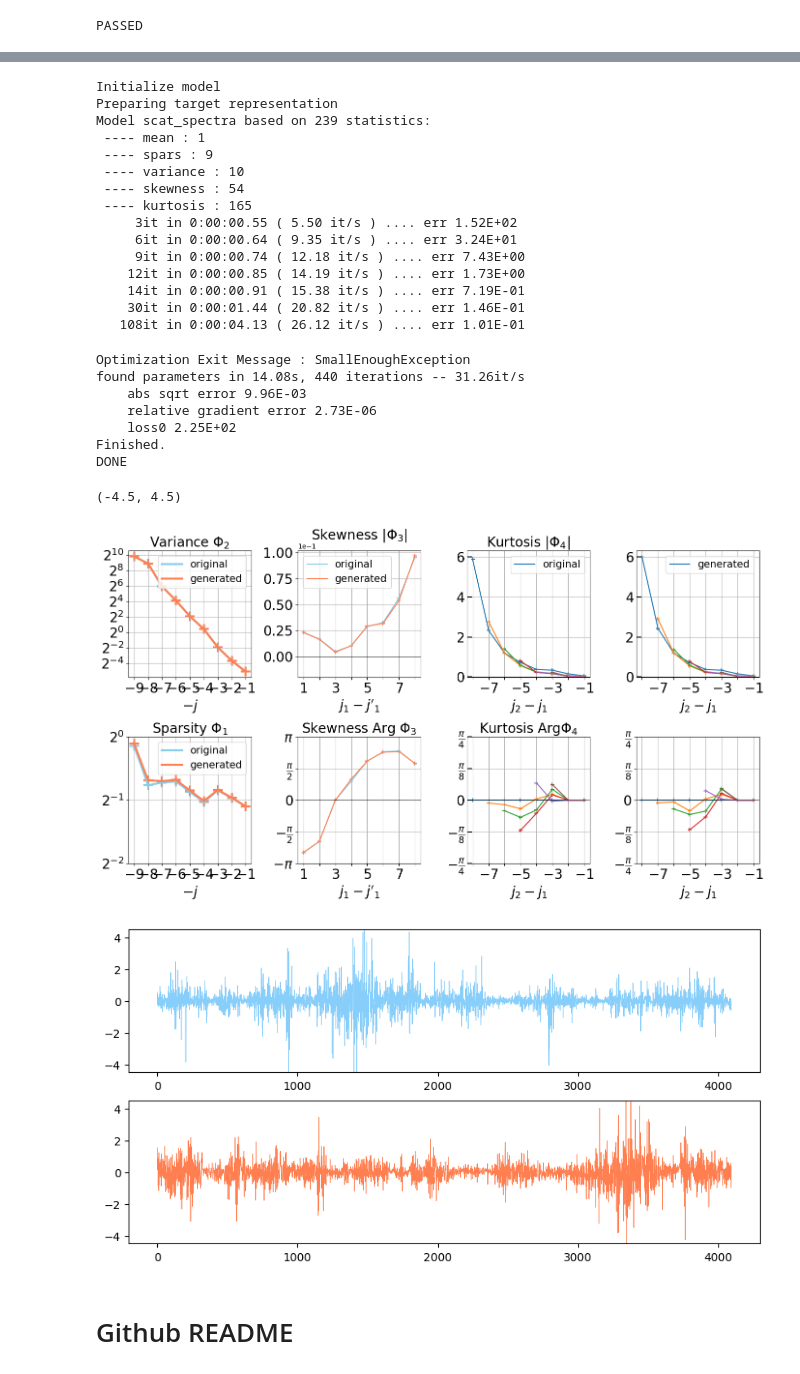
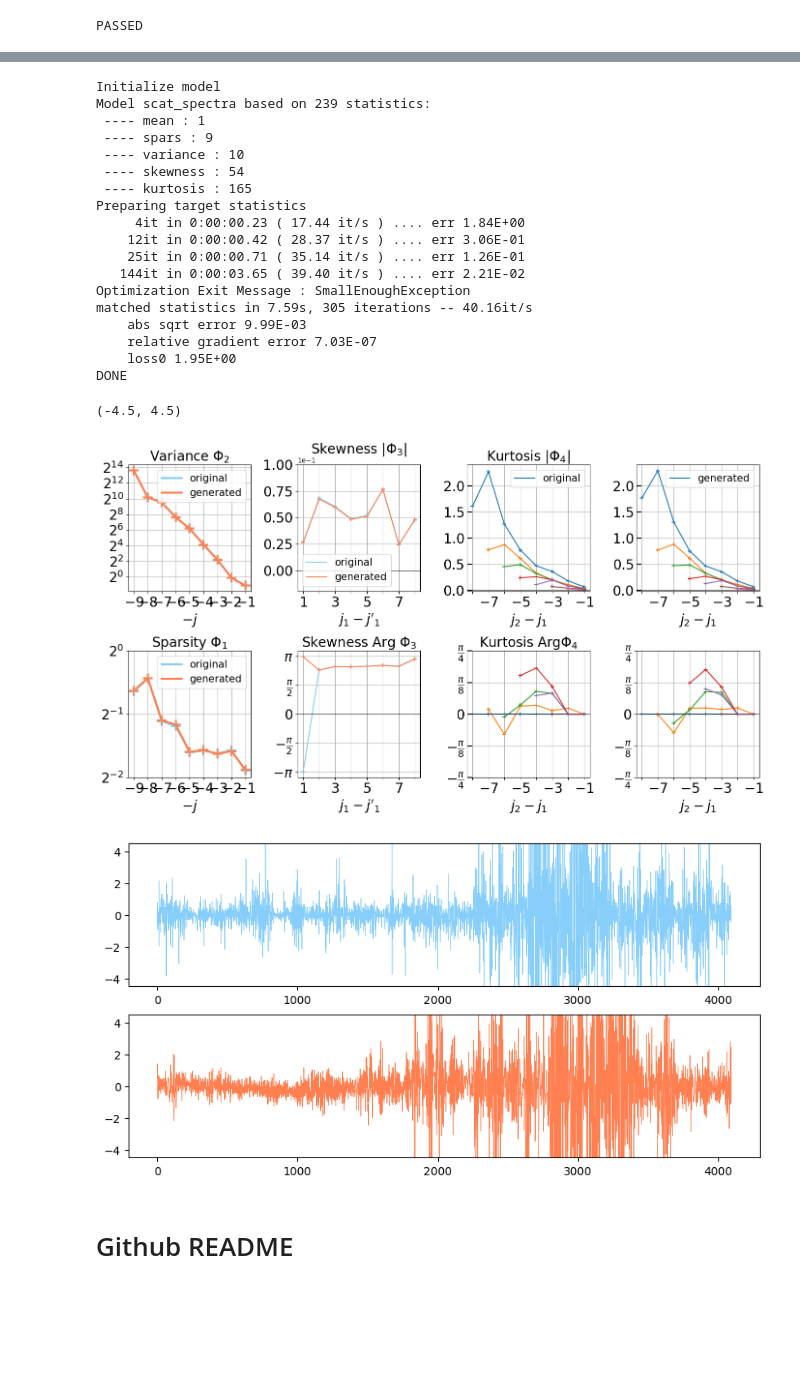
Before and after one commit to RudyMorel/scattering_spectra, a Jupyter notebook: testing.ipynb, the cells around one changed output, grey strips where cells are left out. Saved outputs shown, nothing was run; the diff lists cells and outputs as text; code cells hidden in the pictures; blank space fills up the shorter version.

```diff
--- a/testing.ipynb
+++ b/testing.ipynb
@@ -407,8 +397,9 @@ x = load_data(
 )
 x_gen = generate(
     x,
+    gen_log_returns=False,
     J=J,
-    S=1,
+    R=1,
     max_iterations=1000,
     cuda=CUDA,
     tol_optim=1e-2,
@@ -417,13 +408,13 @@ x_gen = generate(
 print("DONE")
 
 Rx = analyze(x, model_type="scat_spectra", J=J, cuda=CUDA, nchunks=1)
-Rx_gen = analyze(x_gen, model_type="scat_spectra", J=J, cuda=CUDA, nchunks=1)
+Rx_gen = analyze(x_gen.lnx, model_type="scat_spectra", J=J, cuda=CUDA, nchunks=1)
 plot_dashboard([Rx, Rx_gen], labels=["original", "generated"])
 
 # VISUALIZATION
 fig, axes = plt.subplots(2, 1, figsize=(10, 5))
 axes[0].plot(np.diff(x)[0, 0, :], color="lightskyblue", linewidth=0.5)
-axes[1].plot(np.diff(x_gen)[0, 0, :], color="coral", linewidth=0.5)
+axes[1].plot(x_gen.dlnx[0, 0, :], color="coral", linewidth=0.5)
 axes[0].set_ylim(-4.5, 4.5)
 axes[1].set_ylim(-4.5, 4.5)
 # %% [output]
@@ -433,28 +423,24 @@ Model scattering: generating data ...
 Initialize model
-Preparing target representation
 Model scat_spectra based on 239 statistics:
  ---- mean : 1
  ---- spars : 9
  ---- variance : 10
  ---- skewness : 54
  ---- kurtosis : 165
-     3it in 0:00:00.55 ( 5.50 it/s ) .... err 1.52E+02
-     6it in 0:00:00.64 ( 9.35 it/s ) .... err 3.24E+01
-     9it in 0:00:00.74 ( 12.18 it/s ) .... err 7.43E+00
-    12it in 0:00:00.85 ( 14.19 it/s ) .... err 1.73E+00
-    14it in 0:00:00.91 ( 15.38 it/s ) .... err 7.19E-01
-    30it in 0:00:01.44 ( 20.82 it/s ) .... err 1.46E-01
-   108it in 0:00:04.13 ( 26.12 it/s ) .... err 1.01E-01
+Preparing target statistics
+     4it in 0:00:00.23 ( 17.44 it/s ) .... err 1.84E+00
+    12it in 0:00:00.42 ( 28.37 it/s ) .... err 3.06E-01
+    25it in 0:00:00.71 ( 35.14 it/s ) .... err 1.26E-01
+   144it in 0:00:03.65 ( 39.40 it/s ) .... err 2.21E-02
+Optimization Exit Message : SmallEnoughException
+matched statistics in 7.59s, 305 iterations -- 40.16it/s
+    abs sqrt error 9.99E-03
+    relative gradient error 7.03E-07
+    loss0 1.95E+00
+DONE
-Optimization Exit Message : SmallEnoughException
-found parameters in 14.08s, 440 iterations -- 31.26it/s
-    abs sqrt error 9.96E-03
-    relative gradient error 2.73E-06
-    loss0 2.25E+02
-Finished.
-DONE
+(-4.5, 4.5)
-(-4.5, 4.5)
-[figure, old version]
+[figure, new version]
-[figure, old version]
+[figure, new version]
 # %% [markdown]
 # Github README
 # %%
```
Also changed, not shown: parts of 12 cells of this notebook, 11 other files.
